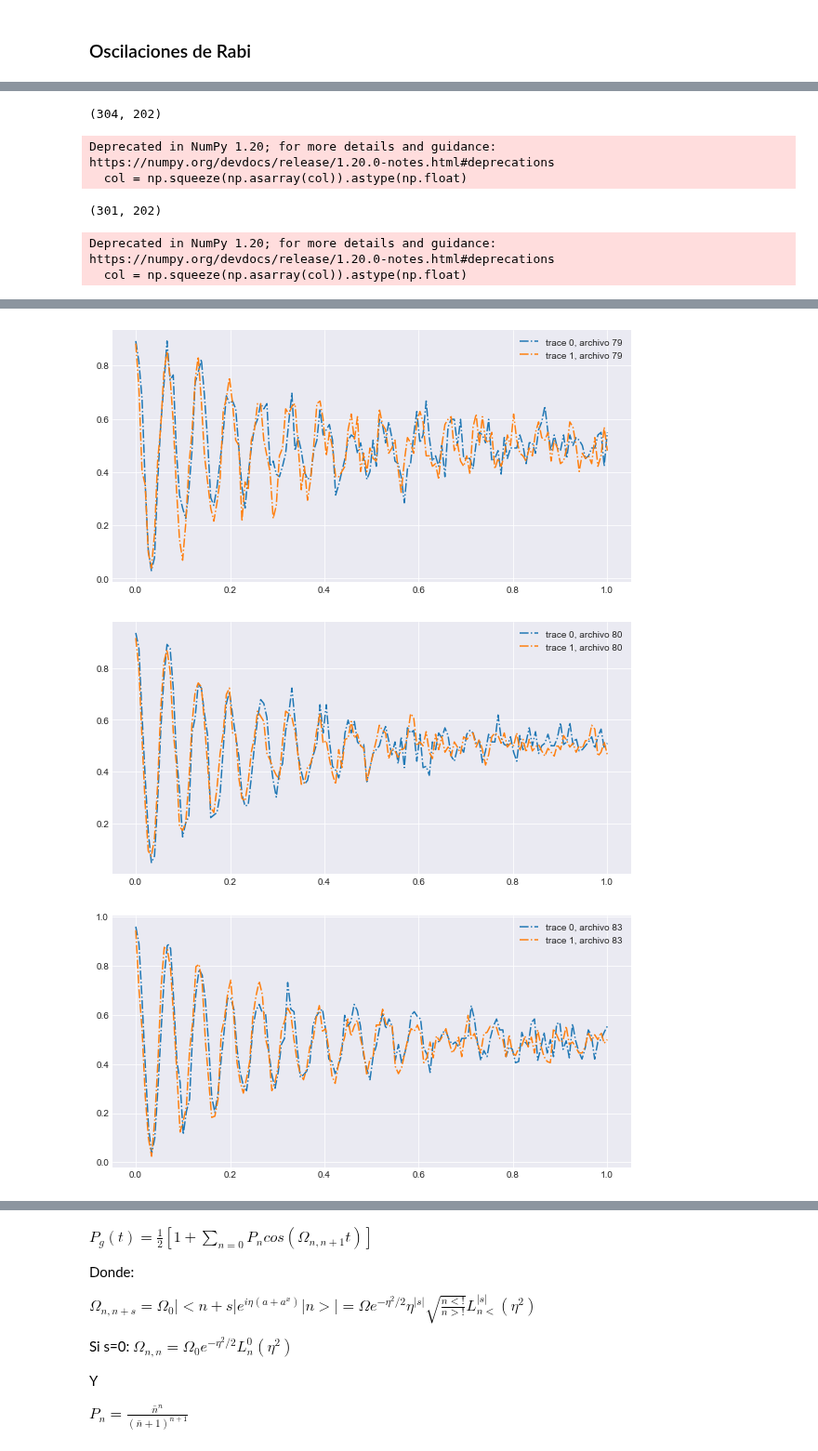
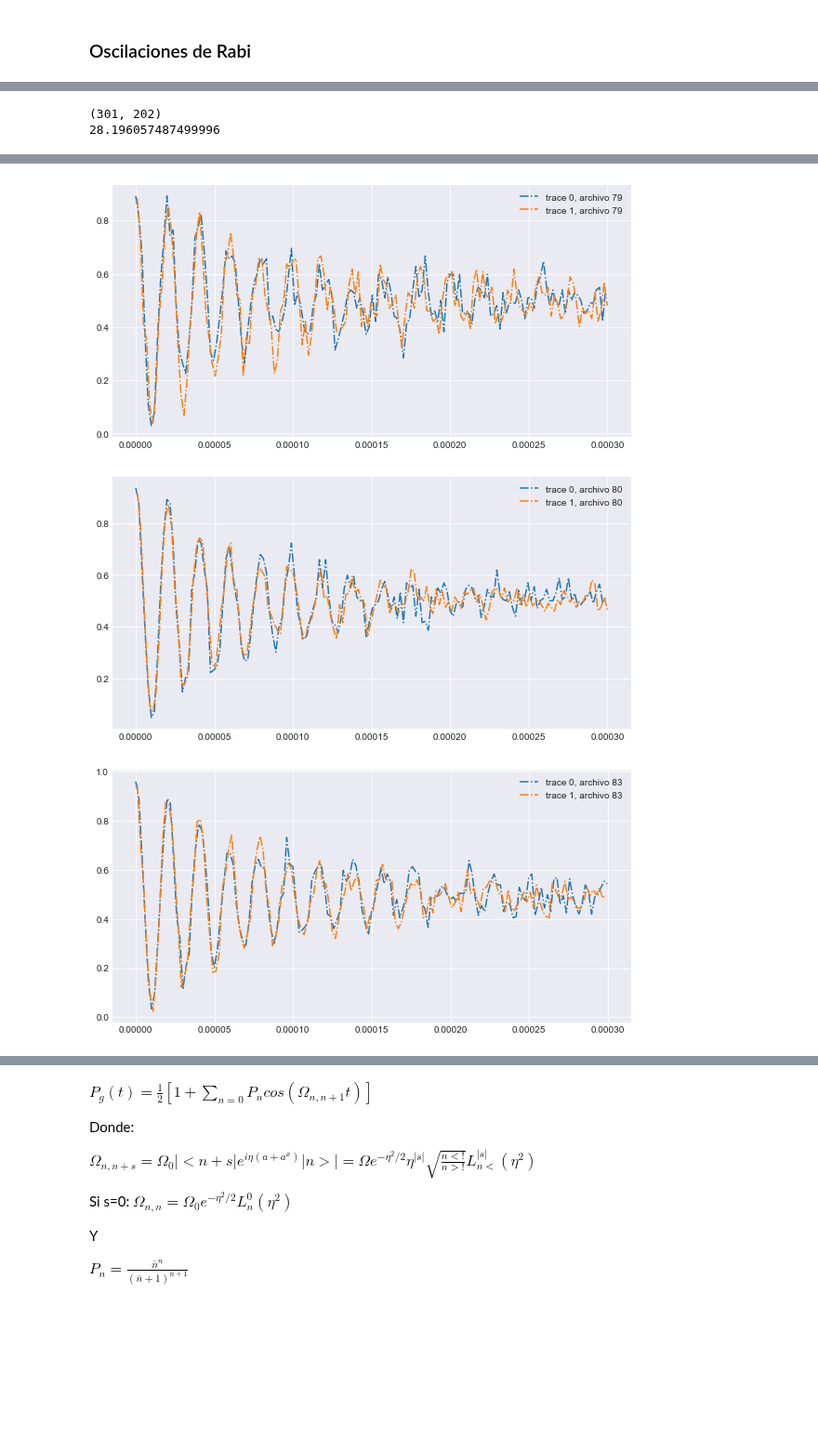
Before and after one commit to LunaKadysz/Laboratorio-4, a Jupyter notebook: PracticaEspecial/Rabi/PlotDatarawData.ipynb, the cells around one changed output, grey strips where cells are left out. Shown at 93% size. Saved outputs shown, nothing was run; the diff lists cells and outputs as text; code cells hidden in the pictures; blank space fills up the shorter version.

```diff
--- a/PracticaEspecial/Rabi/PlotDatarawData.ipynb
+++ b/PracticaEspecial/Rabi/PlotDatarawData.ipynb
@@ -195,23 +195,23 @@ from scipy import signal
 for dict_ in dicts:
     for file in dict_:
         data = dict_[file]
-        plt.figure()
+        #plt.figure()
         entries, bin_edges, patches = plt.hist(data,bins=int(max(data)/4))
         x = np.delete(bin_edges,0,0)
         y = entries
         gauss = signal.windows.gaussian(len(x), std=3)
         blurred = signal.fftconvolve(y, gauss, mode='same')
         peaks, _ = find_peaks(blurred)
-        plt.scatter(x[peaks[-2:-1]],y[peaks[-2:-1]])
-        plt.scatter(x[peaks[-1]],y[peaks[-1]])
+        #plt.scatter(x[peaks[-2:-1]],y[peaks[-2:-1]])
+        #plt.scatter(x[peaks[-1]],y[peaks[-1]])
         #param, param_cov = curve_fit(two_poisson,x,y, p0=[90,10000,220,5,0.5,60,10000,220,10,0.5])
-        plt.plot(x,y,label=f'Original Data. arhc {file}')
-        plt.plot(x,blurred,label='Gauss')
+        #plt.plot(x,y,label=f'Original Data. arhc {file}')
+        #plt.plot(x,blurred,label='Gauss')
         corte = peaks[-2:-1] + int((peaks[-1]-peaks[-2:-1])/2)
-        thresholds[file] = x[corte]
-        plt.axvline(x[corte],color='red')
+        thresholds[file] = (x[corte] - offset)/escala
+        #plt.axvline(x[corte],color='red')
         #plt.plot(x,two_poisson(x,param[0],param[1],param[2],param[3],param[4],param[5],param[6],param[7],param[8],param[9]), label =f"Curve Fit Poisson",ls='dashed',color='red')
-        plt.legend()
+        #plt.legend()
         #fig.savefig(f'figs/{file}.png')
         #parameters_[file] = param
 # %% [output]
@@ -253,39 +254,53 @@ for i,file in enumerate(os.listdir('data/rawData')):
 
 %matplotlib inline
 fs = ['76', '79', '80', '83']
-rabi = {f:{'t0': [],'trace_0': [],'t1': [],'trace_1':[]} for f in fs}
+rabi = {f:{'t0': [],'trace_0': [],'error_0': [],'t1': [],'trace_1':[],'error_1': []} for f in fs}
 
-for file in ['76', '79', '80', '83']:
+for file in fs:
     data = files[file]
     trace_0 = []
     trace_1 = []
+    t0 = []
+    t1 = []
+    error_0 = []
+    error_1 = []
+
 
     print(data.shape)
     plt.figure(figsize=(10,5))
     thresh = thresholds[str(int(file))][0] #problema de notacion. arreglar esto
-
+    print(thresh)
+    #thresh = 22
     for i,col in enumerate(data):
         col = np.squeeze(np.asarray(col)).astype(np.float)
         N = int(len(col))
         if i % 2 == 0:
+            t0.append(col[0])
+            col = np.delete(col,0)
+            col = (col-offset)/escala
             brill = [c for c in col if c>thresh]
             prob_brill = len(brill)/N
+            err = np.sqrt(prob_brill*(1-prob_brill)/(N))
+            error_0.append(err)
             trace_0.append(prob_brill)
+
         else:
+            t1.append(col[0])
+            col = np.delete(col,0)
+            col = (col-offset)/escala
             brill = [c for c in col if c>thresh]
             prob_brill = len(brill)/N
+            err = np.sqrt(prob_brill*(1-prob_brill)/(N))
+            error_1.append(err)
             trace_1.append(prob_brill)
 
-    if len(trace_0) % 2 != 0:
-        trace_0.pop()
-    if len(trace_1) % 2 != 0:
-        trace_1.pop()
-    t0 = np.linspace(0,1,len(trace_0))
-    t1 = np.linspace(0,1,len(trace_1))
+
     rabi[file]['t0'] = t0
     rabi[file]['t1'] = t1
     rabi[file]['trace_0'] = trace_0
     rabi[file]['trace_1'] = trace_1
+    rabi[file]['error_0'] = error_0
+    rabi[file]['error_1'] = error_1
     plt.plot(t0,trace_0,label=f'trace 0, archivo {file}',ls='dashdot')
     plt.plot(t1,trace_1,label=f'trace 1, archivo {file}',ls='dashdot')
     plt.legend()
@@ -299,6 +316,2 @@ Deprecated in NumPy 1.20; for more details and guidance: https://numpy.org/devdo
-(304, 202)
+(301, 202)
+28.196057487499996
-Deprecated in NumPy 1.20; for more details and guidance: https://numpy.org/devdocs/release/1.20.0-notes.html#deprecations
-  col = np.squeeze(np.asarray(col)).astype(np.float)
-(301, 202)
-Deprecated in NumPy 1.20; for more details and guidance: https://numpy.org/devdocs/release/1.20.0-notes.html#deprecations
-  col = np.squeeze(np.asarray(col)).astype(np.float)
@@ -306,3 +319,3 @@ Deprecated in NumPy 1.20; for more details and guidance: https://numpy.org/devdo
-[figure, old version]
+[figure, new version]
-[figure, old version]
+[figure, new version]
-[figure, old version]
+[figure, new version]
```
Also changed, not shown: parts of 31 cells of this notebook.
